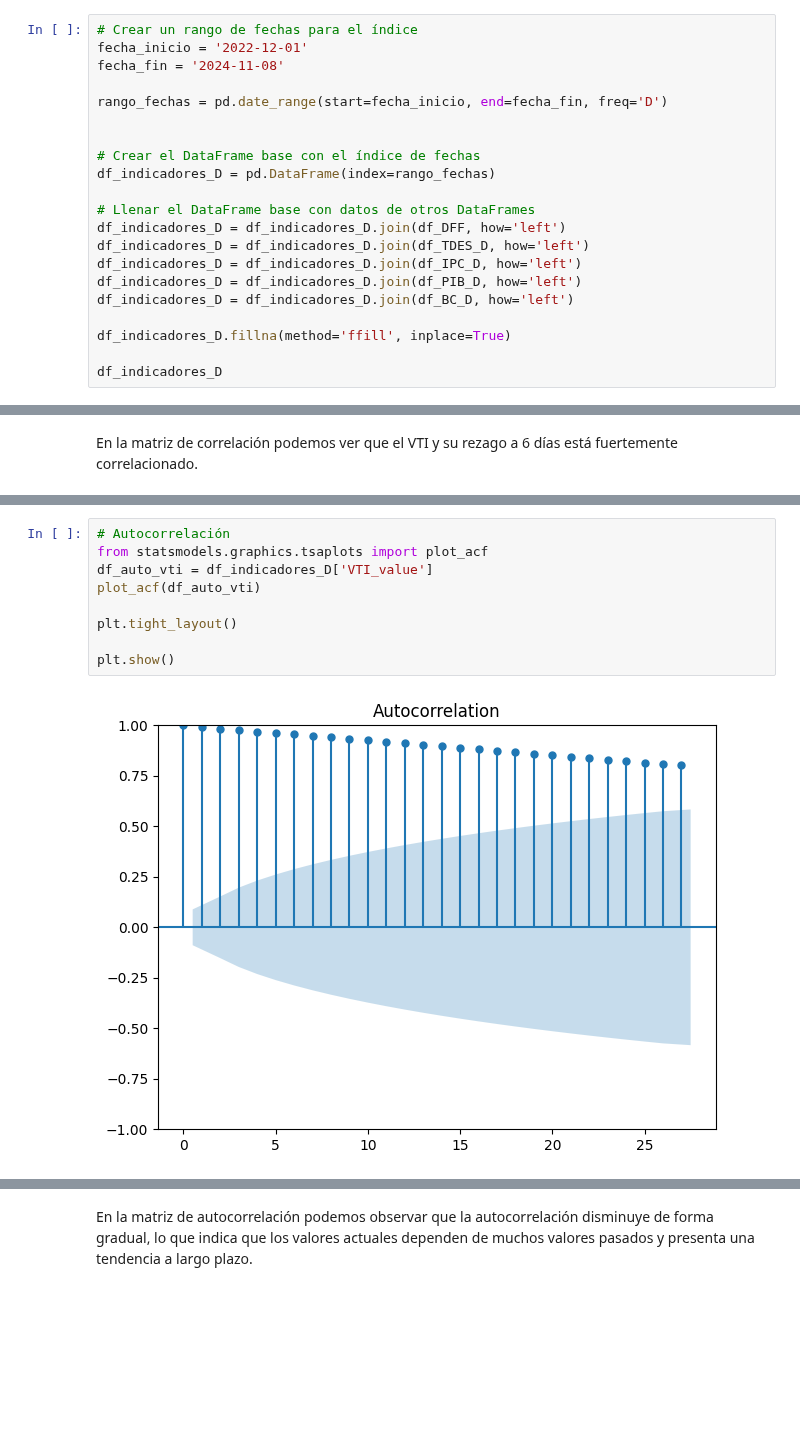
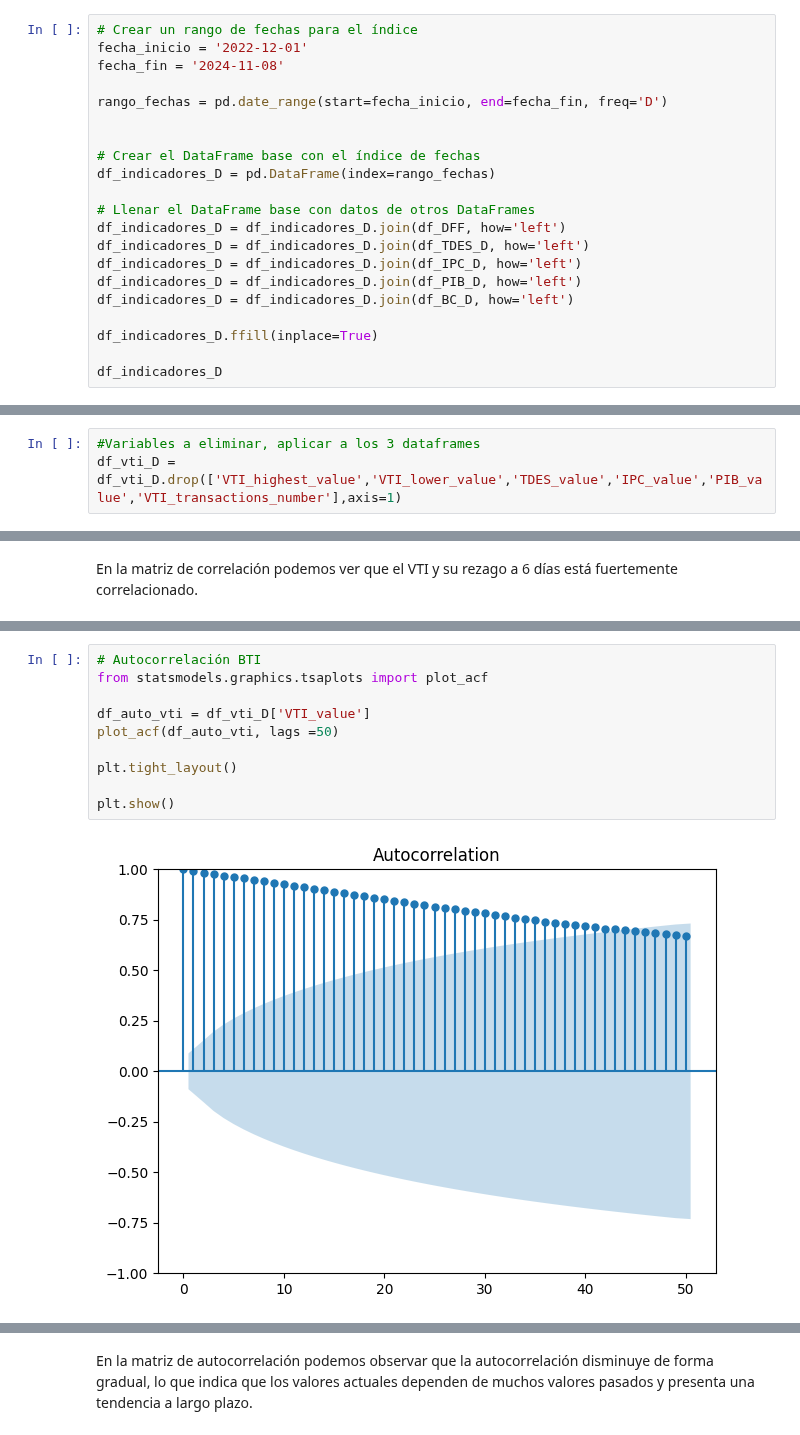
Before and after one commit to diegomacaya/proyecto_DataScience_DMS, a Jupyter notebook: src/Proyecto_Data_Science.ipynb, the cells around one changed output, grey strips where cells are left out. Cells and saved outputs as stored; diff of their text form; blank space fills up the shorter version.

```diff
--- a/src/Proyecto_Data_Science.ipynb
+++ b/src/Proyecto_Data_Science.ipynb
@@ -571,7 +573,7 @@ df_indicadores_D = df_indicadores_D.join(df_IPC_D, how='left')
 df_indicadores_D = df_indicadores_D.join(df_PIB_D, how='left')
 df_indicadores_D = df_indicadores_D.join(df_BC_D, how='left')
 
-df_indicadores_D.fillna(method='ffill', inplace=True)
+df_indicadores_D.ffill(inplace=True)
 
 df_indicadores_D
 # %% [output]
@@ -778,0 +800,3 @@ plt.show()
+# %%
+#Variables a eliminar, aplicar a los 3 dataframes
+df_vti_D = df_vti_D.drop(['VTI_highest_value','VTI_lower_value','TDES_value','IPC_value','PIB_value','VTI_transactions_number'],axis=1)
@@ -786,12 +838,13 @@ Index(['VTI_value', 'VTI_5_days_ago', 'pct_change_5d', 'TPM_var', 'TDES_var',
       dtype='object')
 # %%
-# Autocorrelación
+# Autocorrelación BTI
 from statsmodels.graphics.tsaplots import plot_acf
-df_auto_vti = df_indicadores_D['VTI_value']
-plot_acf(df_auto_vti)
+
+df_auto_vti = df_vti_D['VTI_value']
+plot_acf(df_auto_vti, lags =50)
 
 plt.tight_layout()
 
 plt.show()
 # %% [output]
-[figure, old version]
+[figure, new version]
```
Also changed, not shown: parts of 34 cells of this notebook, 1 other file.
